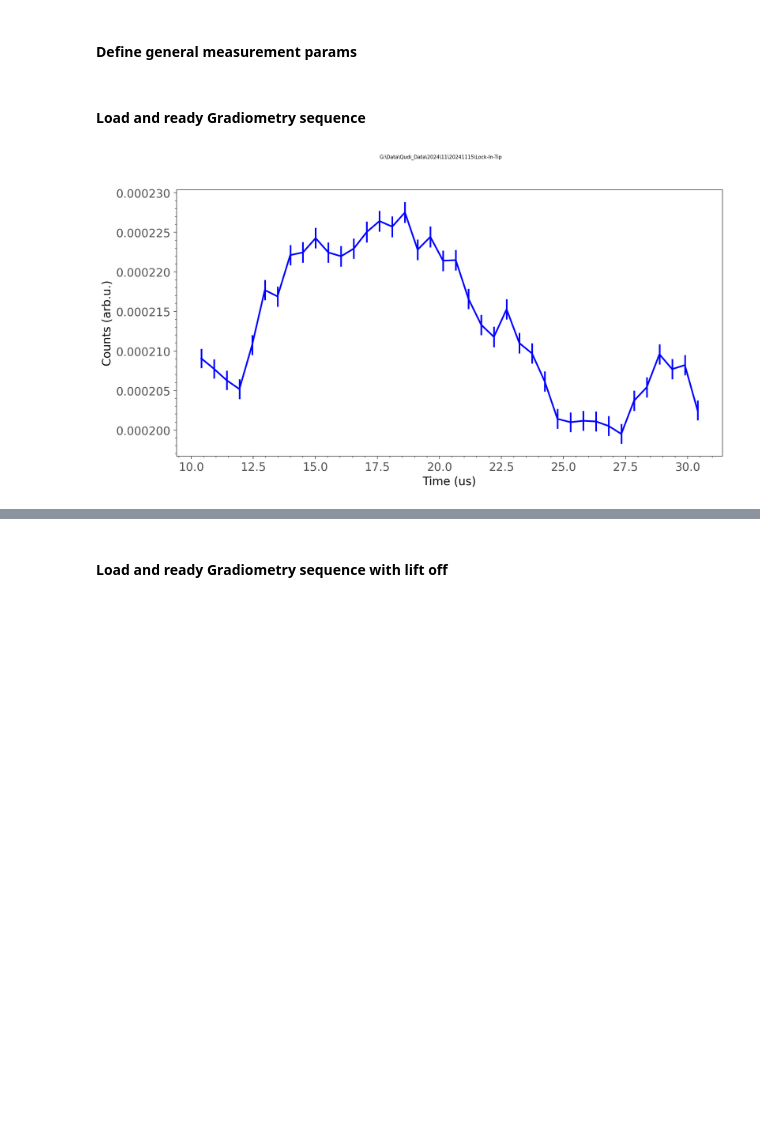
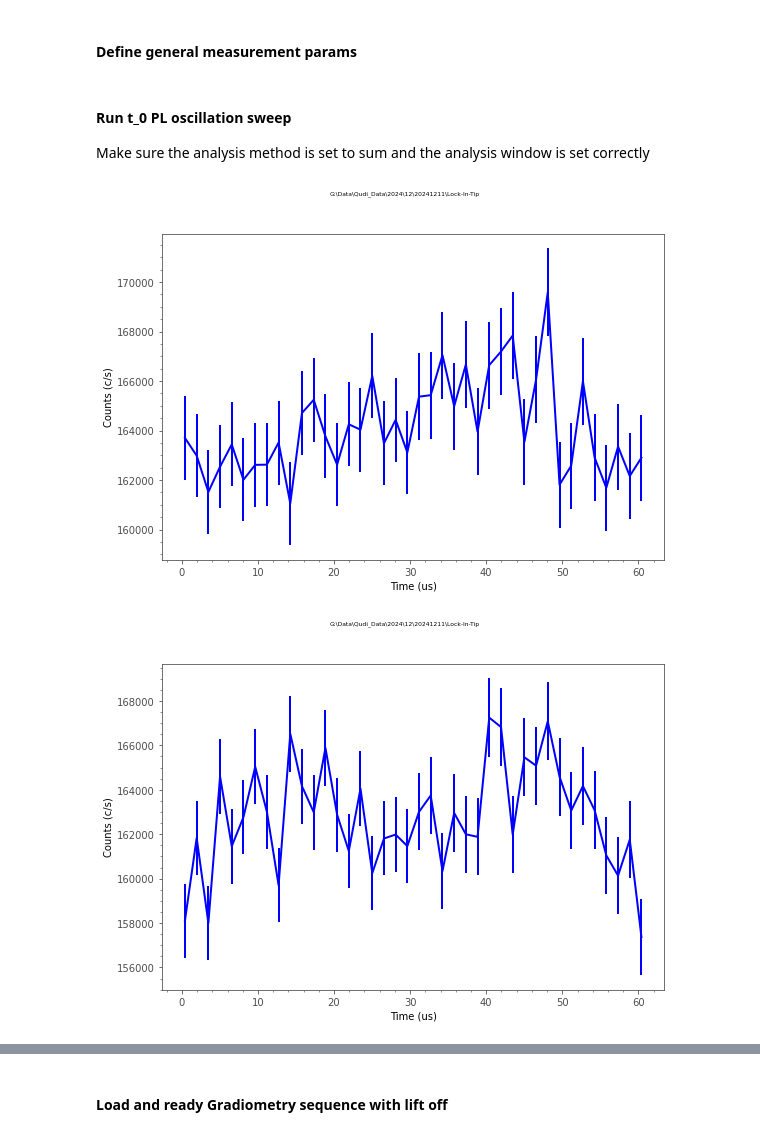
Before and after one commit to sriharijayaram5/qudi, a Jupyter notebook: notebooks/Measurement_Control/Tip Lock-In Measurements/PL Oscillation Tests.ipynb, the cells around one changed output, grey strips where cells are left out. Drawn from its saved outputs; the diff is of its cells as text; code cells hidden in the pictures; blank space fills up the shorter version.

```diff
--- a/notebooks/Measurement_Control/Tip Lock-In Measurements/PL Oscillation Tests.ipynb
+++ b/notebooks/Measurement_Control/Tip Lock-In Measurements/PL Oscillation Tests.ipynb
@@ -76,15 +50,28 @@ extra = '195.4368kHz_FC_OFF_AC_Off'
-# %% [markdown]
-#### Load and ready Gradiometry sequence
+# %%
+#measurement parameters
+laser_power_voltage = 0.1#podmrlogic.laser_power_voltage
+
+#additional information for save tag
+tip_name = 'A-H12-13'
+sample = 'YBCO'
+temperature = '80K'
+b_field = '5mT_OOP_FC'
+contact = 'OOC'
+res_freq = 32.16e3
+extra = f'{res_freq/1e3}kHz'
+# %% [markdown]
+#### Run t_0 PL oscillation sweep
+Make sure the analysis method is set to sum and the analysis window is set correctly
 # %%
-# TF_Amp_arr = np.linspace(2, 3, 2)
-TF_Amp_arr = [4]
-HF_Ampl = 0.640 #None
-wait_bw_TF_set = 60
+TF_Amp_arr = np.arange(0.1, 1.7, 0.2)
+# TF_Amp_arr = [1.01]
+HF_Ampl = [0.313, 0.952, 1.597, 2.248, 2.784, 3.298, 3.810, 4.298] #None
+wait_bw_TF_set = 5
 
-t0_start = 10e-6
-t0_stop = 30e-6
+t0_start = 0
+t0_stop = 60e-6
 t0_num = 40
-max_sweeps = 4e5
+max_sweeps = 150000
 
 alternating = False
 t0_sweep_init = np.linspace(t0_start, t0_stop, t0_num)
@@ -94,17 +81,17 @@ PL_osc_sweeps = np.zeros_like(t0_sweep_init)
 PL_osc_err = np.zeros_like(t0_sweep_init)
 afm_scanner_logic.jupyter_meas_stop = False
 
+analysis_time = pulsedmasterlogic_AWG.analysis_settings['signal_end']-pulsedmasterlogic_AWG.analysis_settings['signal_start']
+
 meas_dict = {}
 
-for TF_Amp in TF_Amp_arr:
-#     spm._dev.afm.setTFExcitationAmplitude(TF_Amp)
-#     time.sleep(wait_bw_TF_set)
+for idx, TF_Amp in enumerate(TF_Amp_arr):
+    spm._dev.afm.setTFExcitationAmplitude(TF_Amp)
+    time.sleep(wait_bw_TF_set)
 
     for i, t_0 in enumerate(tqdm(t0_sweep_init)):
-        pjl.initialize_ensemble(laser_power_voltage = laser_power_voltage, pi_pulse=pi_pulse,
-                                pi_pulse_1=pi_pulse_1, LO_freq_0=LO_freq_0, target_freq_0=target_freq_0,
-                                power_0=power_0, LO_freq_1=LO_freq_1, target_freq_1=target_freq_1, power_1=power_1,
-                                switch_MW = switch_MW, trigger_type = 'pos_edge_rearm', trigger_level0 = 400, trigger_level1 = -200)
+        pjl.initialize_ensemble(laser_power_voltage = laser_power_voltage,
+                                trigger_type = 'pos_edge_rearm', trigger_level0 = 400, trigger_level1 = -200)
 
         ret = pjl.PL_Osc_gradiometry(t_0)
         t0_sweep[i] = ret[5]
@@ -116,39 +103,40 @@ for TF_Amp in TF_Amp_arr:
         while True and not afm_scanner_logic.jupyter_meas_stop:
             if pulsedmasterlogic_AWG.elapsed_sweeps>max_sweeps:
                 pulsedmeasurementlogic_AWG.stop_pulsed_measurement()
-                PL_osc[i]  = pulsedmasterlogic_AWG.signal_data[1][0]
-                PL_osc_err[i]  = pulsedmasterlogic_AWG.measurement_error[1][0]
+                PL_osc[i]  = pulsedmasterlogic_AWG.signal_data[1][0]/analysis_time/pulsedmasterlogic_AWG.elapsed_sweeps
+                PL_osc_err[i]  = pulsedmasterlogic_AWG.measurement_error[1][0]/analysis_time/pulsedmasterlogic_AWG.elapsed_sweeps
                 PL_osc_sweeps[i]  = pulsedmasterlogic_AWG.elapsed_sweeps
                 break
             else:
                 time.sleep(0.01)
 
         if afm_scanner_logic.jupyter_meas_stop:
             break
 
 
-    meas_dict[TF_Amp] = {"t0_sweep": t0_sweep.copy(), "PL_Osc": PL_osc.copy(), "PL_osc_err": PL_osc_err.copy(), "PL_osc_sweeps": PL_osc_sweeps.copy()}
+    meas_dict[TF_Amp] = {"t0_sweep": t0_sweep.copy(), "PL_Osc": PL_osc.copy(), "PL_osc_err": PL_osc_err.copy(), "PL_osc_sweeps": PL_osc_sweeps.copy(), 'Hf_ampl': HF_Ampl[idx]}
 
     fig, ax1 = plt.subplots(1,1)
-    ax1.errorbar(x=t0_sweep/1e-6, y=PL_osc/PL_osc_sweeps,
-                             yerr=PL_osc_err/PL_osc_sweeps, fmt='b-', label=f'')
+    ax1.errorbar(x=t0_sweep/1e-6, y=PL_osc,
+                             yerr=PL_osc_err, fmt='b-', label=f'')
 
     ax1.set_xlabel('Time (us)')
-    ax1.set_ylabel('Counts (arb.u.)')
+    ax1.set_ylabel('Counts (c/s)')
 
     filelabel = tip_name+'_'+extra
-    parameters = {'Res_freq':190e3, 'A_exc':TF_Amp, 'Hf_ampl': HF_Ampl, "Note": ""}
-    data =  {'Time (us), Counts (arb.u.), Counts_err, Elapsed_sweeps': np.array((t0_sweep, PL_osc, PL_osc_err, PL_osc_sweeps)).T}
+    parameters = {'Res_freq':res_freq, 'A_exc':TF_Amp, 'Hf_ampl': HF_Ampl[idx], "Note": ""}
+    data =  {'Time (us), Counts (c/s), Counts_err, Elapsed_sweeps': np.array((t0_sweep, PL_osc, PL_osc_err, PL_osc_sweeps)).T}
     filepath = savelogic.get_path_for_module(module_name='Lock-In-Tip')
     fig.suptitle(filepath, fontsize=6)
     plt.show()
     savelogic.save_data(data, parameters=parameters, filepath=filepath, filelabel=filelabel, plotfig=fig, delimiter='\t')
 
 string = datetime.datetime.now().isoformat('_','seconds')+'_'+'PL_Osc_Exc_sweep'+'_'+tip_name+'_'+extra
 filename = string.replace(':','-')
 filepath = savelogic.get_path_for_module(module_name='Lock-In-Tip\\')
 
 with open(filepath+filename+'.pickle', 'wb') as f:
     pickle.dump(meas_dict, f)
 # %% [output]
-[figure, old version]
+[figure, new version]
+[figure, added]
```
Also changed, not shown: parts of 2 cells of this notebook, 17 other files.
